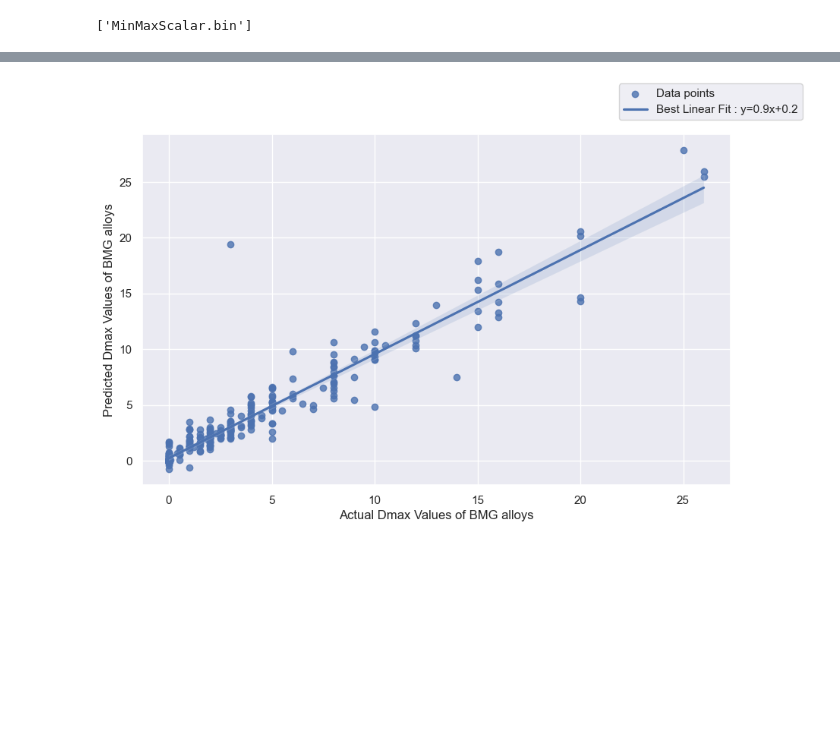
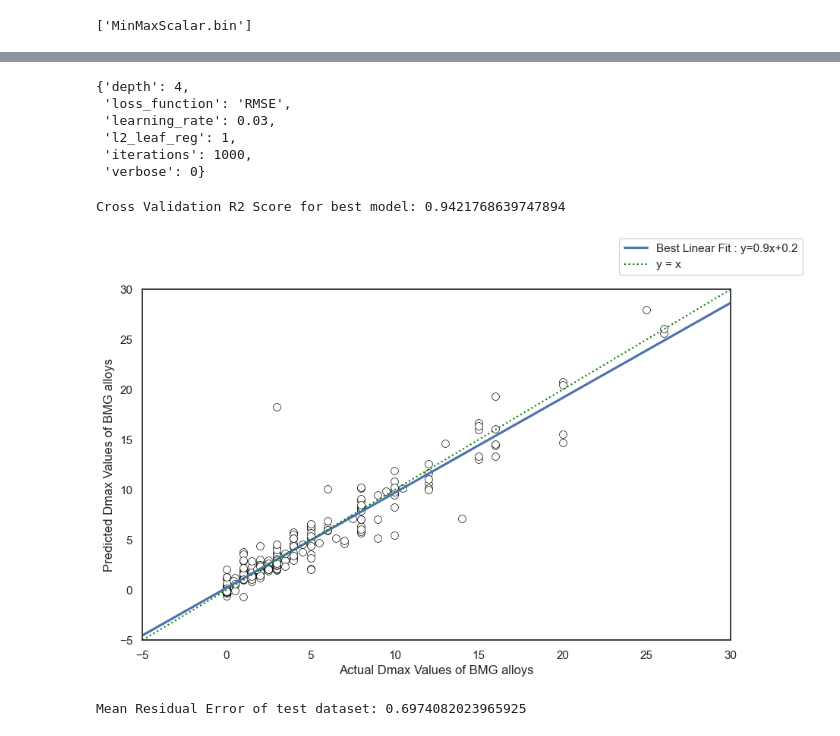
Before and after one commit to anshpoonia/Predicting-Glass-forming-ability-of-bulk-metallic-glasses-using-sequential-model, a Jupyter notebook: attention_bi_lstm_training.ipynb, the cells around one changed output, grey strips where cells are left out. Saved outputs shown, nothing was run; the diff lists cells and outputs as text; code cells hidden in the pictures; blank space fills up the shorter version.

Commit message:
updated tune regressor model

```diff
--- a/attention_bi_lstm_training.ipynb
+++ b/attention_bi_lstm_training.ipynb
@@ -201,20 +244,59 @@ cat_model.save_model("cat_boost_model")
 cat_model = CatBoostRegressor().load_model("cat_boost_model")
+# %%
+# Optimized parameter of the regressor
+cat_model.get_params()
+# %% [output]
+{'depth': 4,
+ 'loss_function': 'RMSE',
+ 'learning_rate': 0.03,
+ 'l2_leaf_reg': 1,
+ 'iterations': 1000,
+ 'verbose': 0}
+# %%
+# Cross validating the best performing optimized regressor with 10 folds
+scalar = StandardScaler()
+X_temp_trans = scalar.fit_transform(attention_features)
+kf = KFold(n_splits=10, shuffle=True, random_state=42)
+y_pred_total = []
+y_test_total = []
+for train_index, test_index in kf.split(X_temp_trans):
+    X_train, X_test = X_temp_trans[train_index], X_temp_trans[test_index]
+    y_train, y_test = y[train_index], y[test_index]
+
+    cb = CatBoostRegressor(learning_rate=0.03, l2_leaf_reg=1, depth=4, iterations=1000, verbose=0)
+    y_pred = cb.fit(X_train, y_train).predict(X_test)
+
+    y_pred_total.append(y_pred)
+    y_test_total.append(y_test)
+
+y_pred_total = np.array([item for sublist in y_pred_total for item in sublist])
+y_test_total = np.array([item for sublist in y_test_total for item in sublist])
+r2 = r2_score(y_test_total, y_pred_total)
+print(f"Cross Validation R2 Score for best model: {r2}")
+# %% [output]
+Cross Validation R2 Score for best model: 0.9421768639747894
+# %%
+X_train, X_test, y_train, y_test = train_test_split(X, y, test_size=0.2, random_state=1)
 # %%
+# Plotting the actual vs predicted values ( residual plot )
 test_pred =cat_model.predict(X_test).reshape(-1,1)[:,0]
 
 d = {'Predicted Dmax Values': list(test_pred), 'Actual Dmax Values': list(y_test.reshape(-1,1)[:,0])} #['Mean_BulkModulus']
 df = pd.DataFrame(d)
 
-sns.set_theme(color_codes=True)
+sns.set_theme(style="white")
 fig = plt.figure(figsize=(10,6))
 ax=fig.add_subplot(111)
-# ax.set_xlim(-1.0, 12.0)
-# ax.set_ylim(-1.0, 10.0)
+ax.set_xlim(-5.0, 30.0)
+ax.set_ylim(-5.0, 30.0)
 slope, intercept, r_value, p_value, std_err = stats.linregress(df['Actual Dmax Values'],df['Predicted Dmax Values'])
-sns.regplot(x = 'Actual Dmax Values',y = 'Predicted Dmax Values',data = df,line_kws={'label':"Best Linear Fit : " + "y={0:.1f}x+{1:.1f}".format(slope,intercept)},label='Data points')
+sns.scatterplot(x = 'Actual Dmax Values',y = 'Predicted Dmax Values',data = df, edgecolor="black", color="white", linewidth=0.5, s=50)
+sns.regplot(x = 'Actual Dmax Values',y = 'Predicted Dmax Values', label="Best Linear Fit : " + "y={0:.1f}x+{1:.1f}".format(slope,intercept), data = df,fit_reg=True, truncate=False, ci=False, scatter=False)
+temp = np.linspace(-5, 30, 10)
+plt.plot(temp, temp, linestyle=":", color="green", label="y = x")
 plt.xlabel('Actual Dmax Values of BMG alloys')
 plt.ylabel('Predicted Dmax Values of BMG alloys')
 fig.legend()
 plt.show()
 # %% [output]
-[figure, old version]
+[figure, new version]
@@ -220,0 +306,4 @@ plt.show()
+# %%
+print(f"Mean Residual Error of test dataset: {mean_residual_error}")
+# %% [output]
+Mean Residual Error of test dataset: 0.6974082023965925
```
Also changed, not shown: parts of 20 cells of this notebook, 7 other files.
